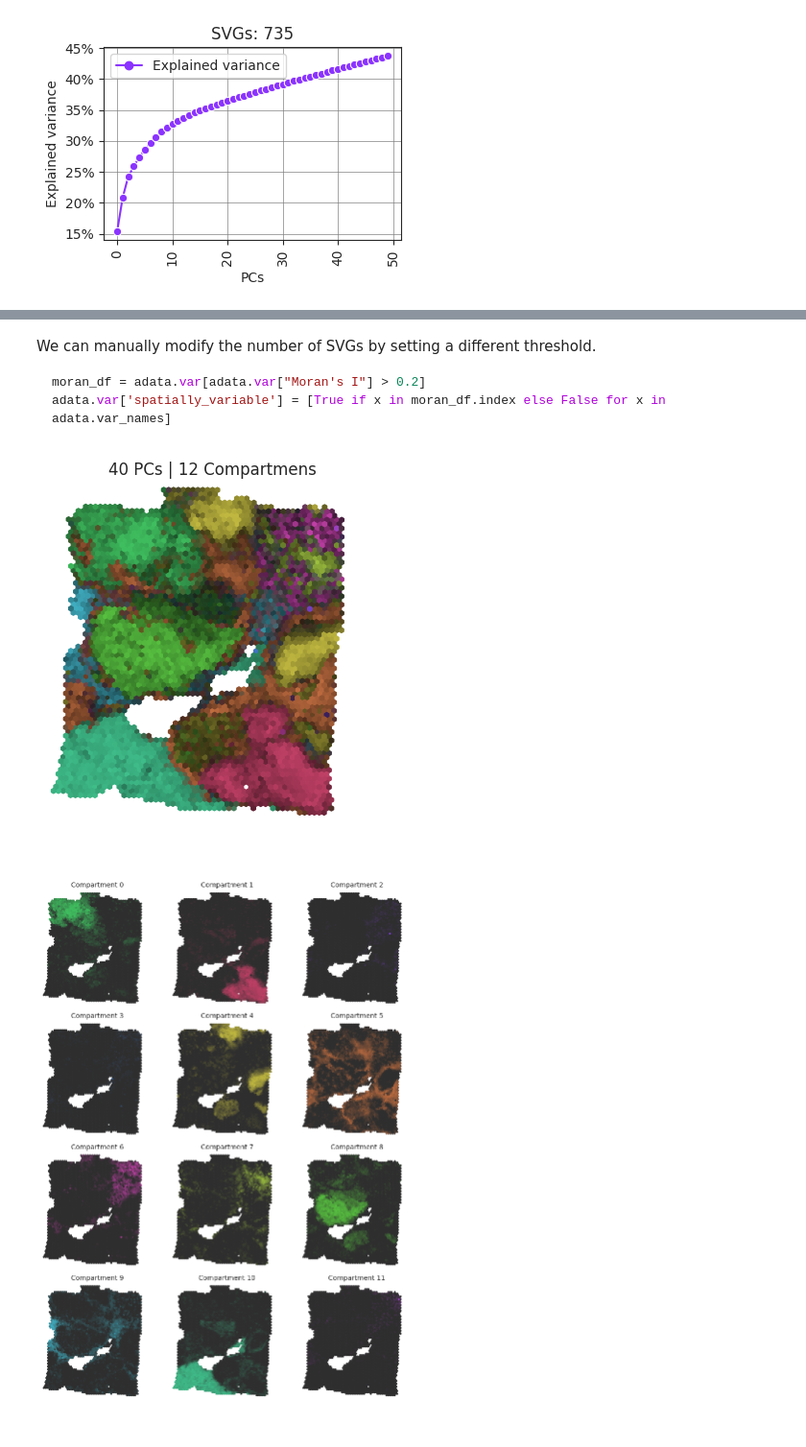
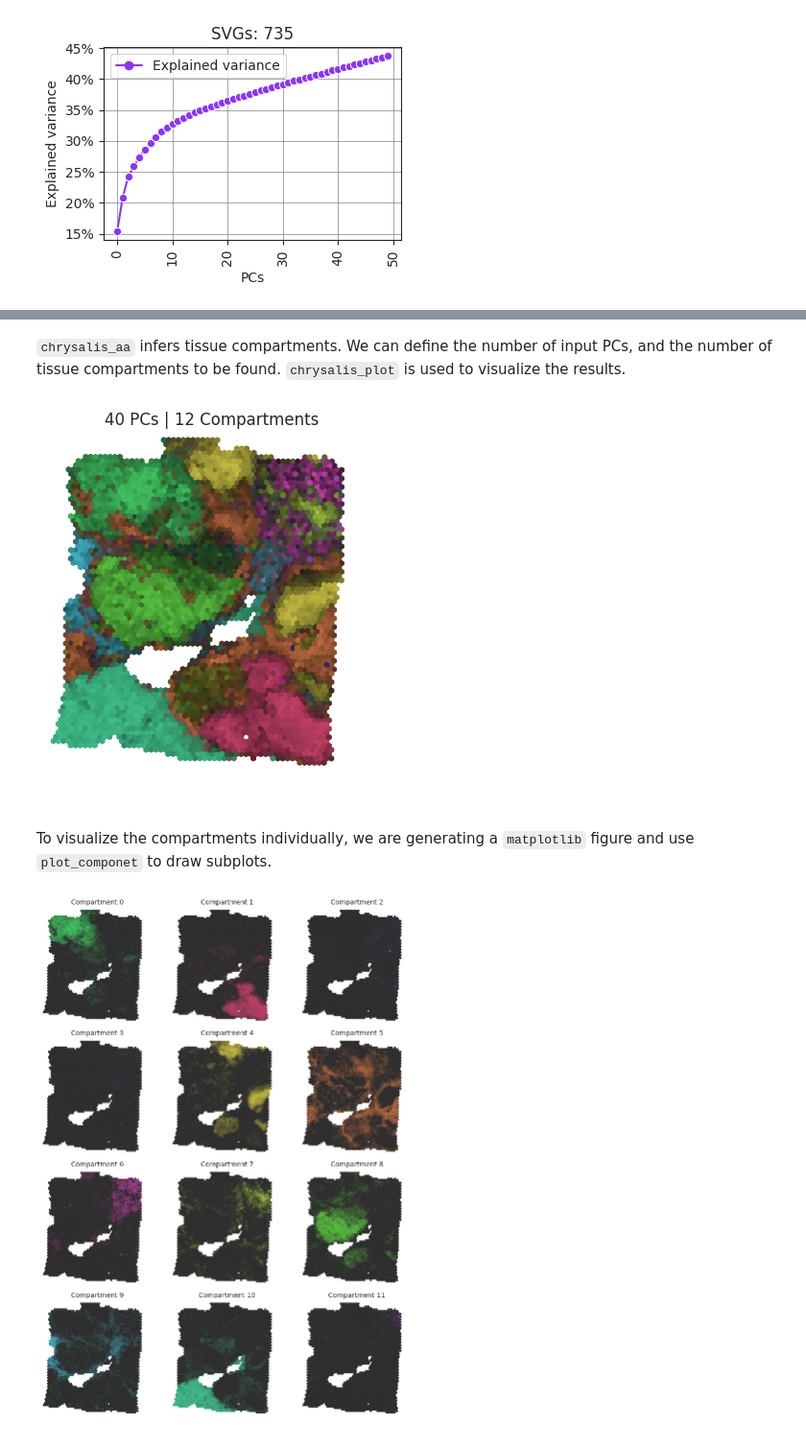
Before and after one commit to rockdeme/chrysalis, a Jupyter notebook: demo.ipynb, the cells around one changed output, grey strips where cells are left out. Shown at 96% size. Drawn from its saved outputs; the diff is of its cells as text; code cells hidden in the pictures.

````diff
--- a/demo.ipynb
+++ b/demo.ipynb
@@ -40,18 +61,15 @@ plot_svgs(adata)
-# %% [markdown]
-We can manually modify the number of SVGs by setting a different threshold.
-
-```python
-moran_df = adata.var[adata.var["Moran's I"] > 0.2]
-adata.var['spatially_variable'] = [True if x in moran_df.index else False for x in adata.var_names]
-```
+# %% [markdown]
+`chrysalis_aa` infers tissue compartments. We can define the number of input PCs, and the number of tissue compartments to be found. `chrysalis_plot` is used to visualize the results.
 # %%
 chrysalis_aa(adata, n_pcs=40, n_archetypes=12)
 
 chrysalis_plot(adata, dim=12)
-plt.title('40 PCs | 12 Compartmens')
+plt.title('40 PCs | 12 Compartments')
 plt.show()
 # %% [output]
-[figure, old version]
+[figure, new version]
+# %% [markdown]
+To visualize the compartments individually, we are generating a `matplotlib` figure and use `plot_componet` to draw subplots.
 # %%
 hexcodes = generate_random_colors(num_colors=12, min_distance=1 / 12 * 0.5)
 fig, axs = plt.subplots(4, 3, figsize=(15*0.6, 20*0.6))
````
Also changed, not shown: parts of 11 cells of this notebook.
